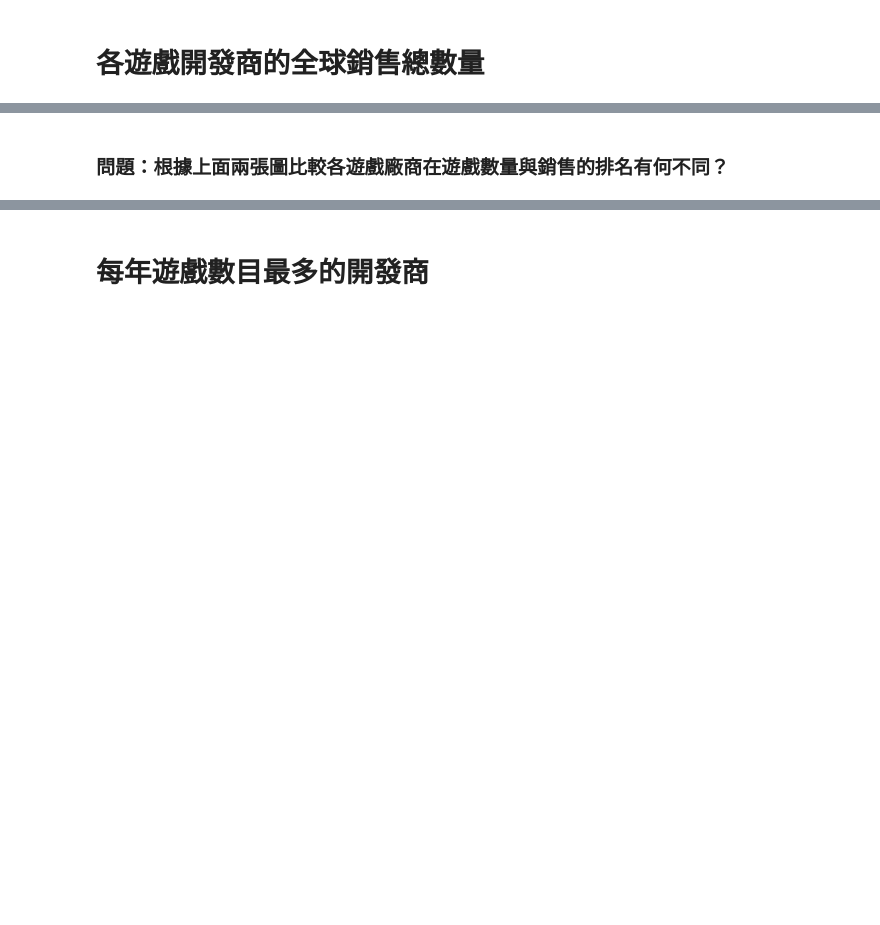
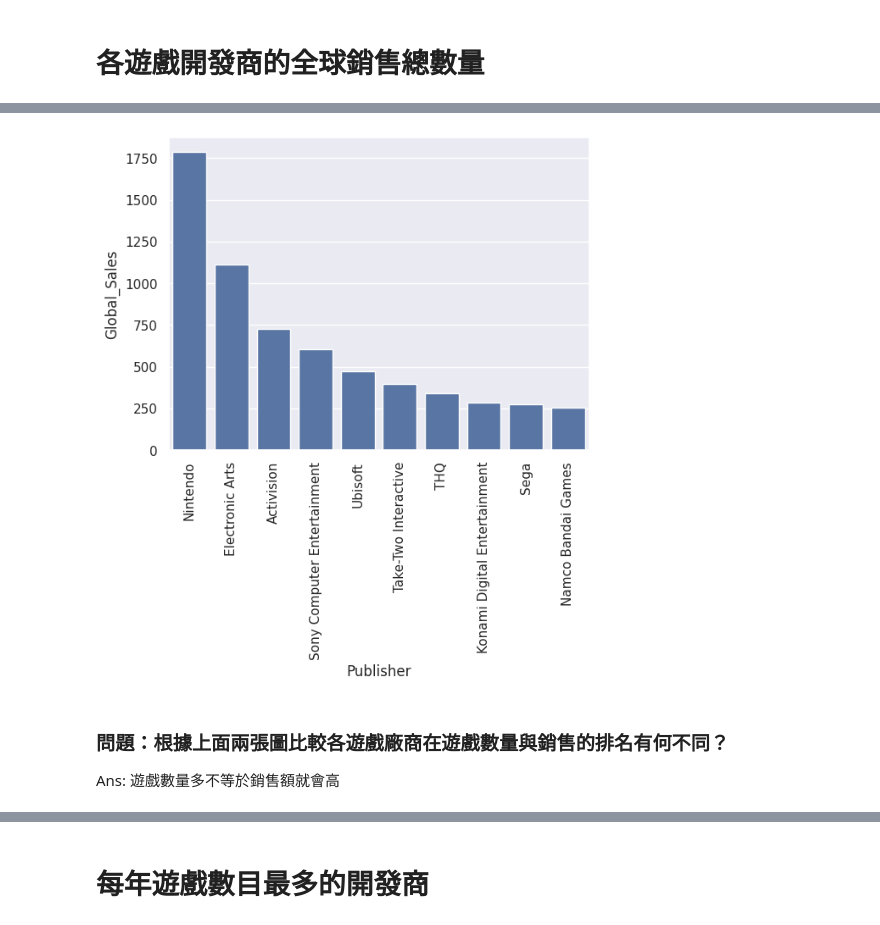
Before and after one commit to Yiting916/data_analysis, a Jupyter notebook: 05-02.LAB_VideoGameSales.ipynb, the cells around one changed output, grey strips where cells are left out. Drawn from its saved outputs; the diff is of its cells as text; code cells hidden in the pictures; blank space fills up the shorter version.

```diff
--- a/05-02.LAB_VideoGameSales.ipynb
+++ b/05-02.LAB_VideoGameSales.ipynb
@@ -1106,0 +1115,5 @@ plt.show()
+# %%
+#列出每個開發商的全球銷售總數量
+publisher_sales = data.groupby('Publisher')['Global_Sales'].sum().sort_values(ascending=False)
+publisher_sales = pd.DataFrame(publisher_sales).reset_index()
+publisher_sales
@@ -1107,2 +1134,12 @@ plt.show()
+# %%
+# 根據上面資料畫出
+# 各遊戲開發商的全球銷售總數量
+sns.barplot(publisher_sales[:10], x='Publisher', y='Global_Sales')
+plt.xticks(rotation=90)
+plt.show()
+# %% [output]
+[figure, added]
 # %% [markdown]
 ### 問題：根據上面兩張圖比較各遊戲廠商在遊戲數量與銷售的排名有何不同？
+
+Ans: 遊戲數量多不等於銷售額就會高
```
Also changed, not shown: parts of 20 cells of this notebook.
